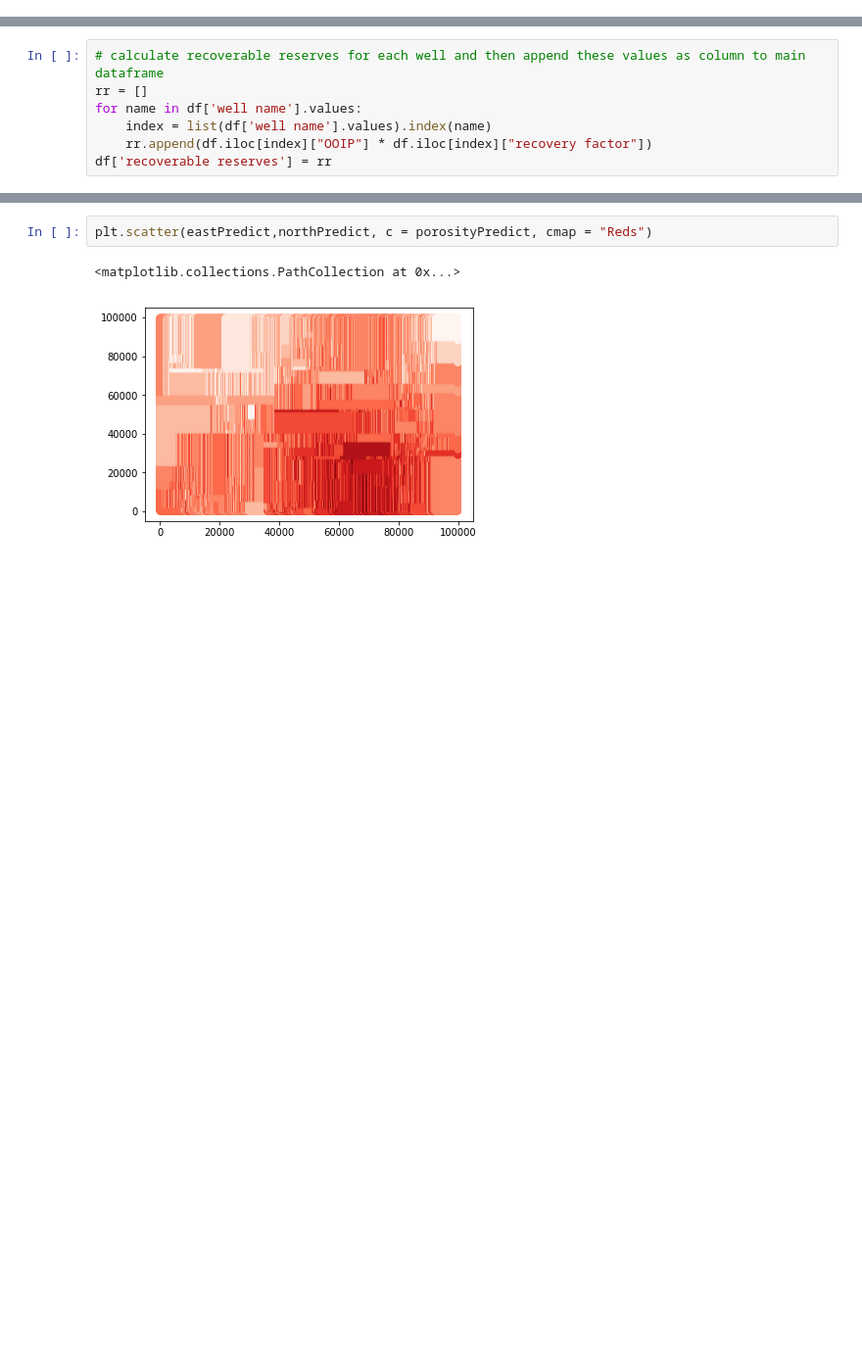
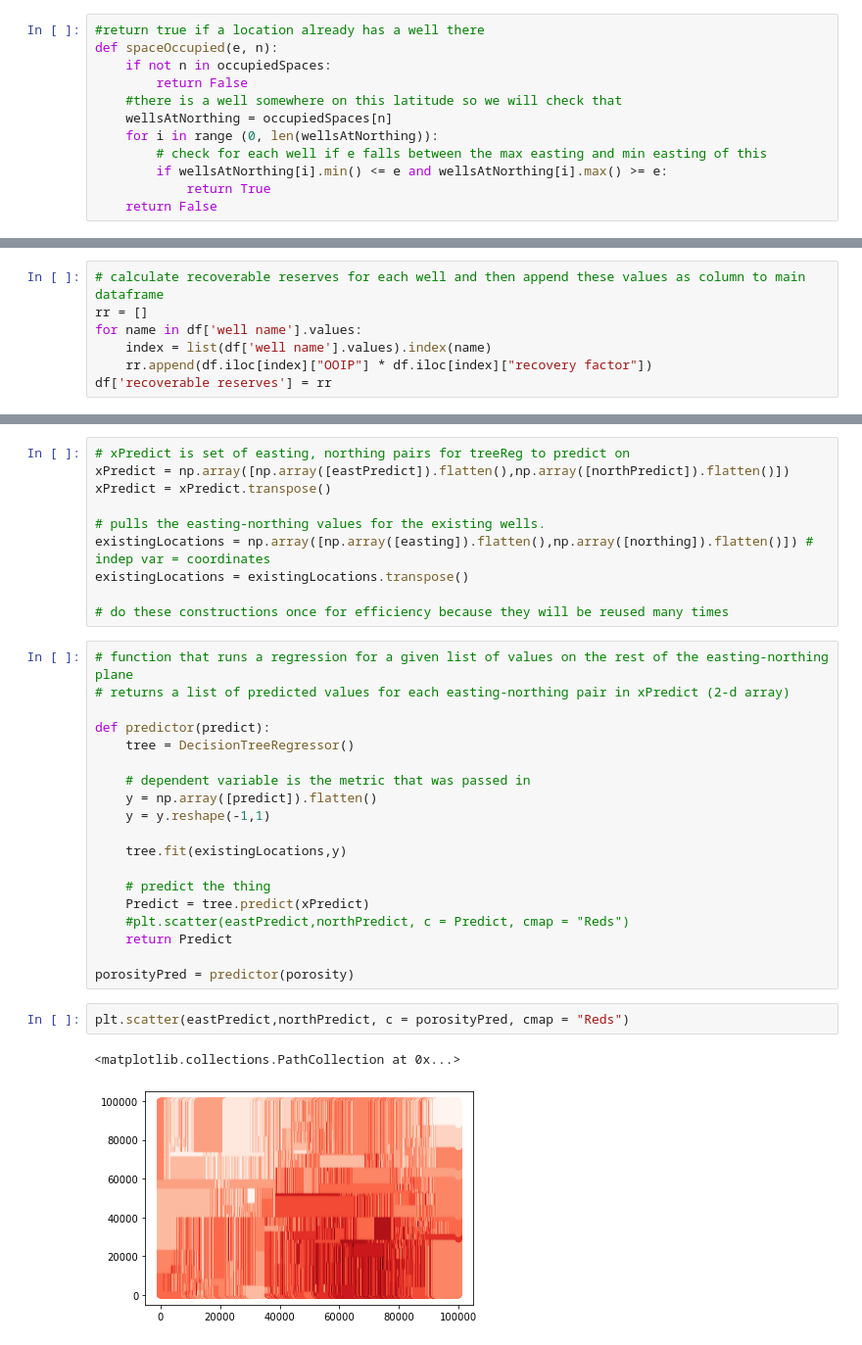
Before and after one commit to fang-helen/Final-Project-FRI, a Jupyter notebook: Final Project FRI.ipynb, the cells around one changed output, grey strips where cells are left out. Shown at 98% size. Drawn from its saved outputs; the diff is of its cells as text; blank space fills up the shorter version.

```diff
--- a/Final Project FRI.ipynb
+++ b/Final Project FRI.ipynb
@@ -249,3 +279,15 @@ Index(['well name', 'average pressure (Pa)', 'recovery factor',
+# %%
+#return true if a location already has a well there
+def spaceOccupied(e, n):
+    if not n in occupiedSpaces:
+        return False
+    #there is a well somewhere on this latitude so we will check that
+    wellsAtNorthing = occupiedSpaces[n]
+    for i in range (0, len(wellsAtNorthing)):
+        # check for each well if e falls between the max easting and min easting of this
+        if wellsAtNorthing[i].min() <= e and wellsAtNorthing[i].max() >= e:
+            return True
+    return False
 # %%
 # Marco and I assume H is thickness
 # E prime = E / (1 - v**2)
@@ -390,8 +447,37 @@ porosityPredict = tree.predict(xPredict)
+# %%
+# xPredict is set of easting, northing pairs for treeReg to predict on
+xPredict = np.array([np.array([eastPredict]).flatten(),np.array([northPredict]).flatten()])
+xPredict = xPredict.transpose()
+
+# pulls the easting-northing values for the existing wells.
+existingLocations = np.array([np.array([easting]).flatten(),np.array([northing]).flatten()]) # indep var = coordinates
+existingLocations = existingLocations.transpose()
+
+# do these constructions once for efficiency because they will be reused many times
+# %%
+# function that runs a regression for a given list of values on the rest of the easting-northing plane
+# returns a list of predicted values for each easting-northing pair in xPredict (2-d array)
+
+def predictor(predict):
+    tree = DecisionTreeRegressor()
+
+    # dependent variable is the metric that was passed in
+    y = np.array([predict]).flatten()
+    y = y.reshape(-1,1)
+
+    tree.fit(existingLocations,y)
+
+    # predict the thing
+    Predict = tree.predict(xPredict)
+    #plt.scatter(eastPredict,northPredict, c = Predict, cmap = "Reds")
+    return Predict
+
+porosityPred = predictor(porosity)
 # %%
-plt.scatter(eastPredict,northPredict, c = porosityPredict, cmap = "Reds")
+plt.scatter(eastPredict,northPredict, c = porosityPred, cmap = "Reds")
 # %% [output]
 <matplotlib.collections.PathCollection at 0x...>
-[figure, old version]
+[figure, new version]
 # %%
 plt.scatter(easting,northing, c = porosity, cmap = "Reds")
 # %% [output]
```
Also changed, not shown: parts of 35 cells of this notebook.
